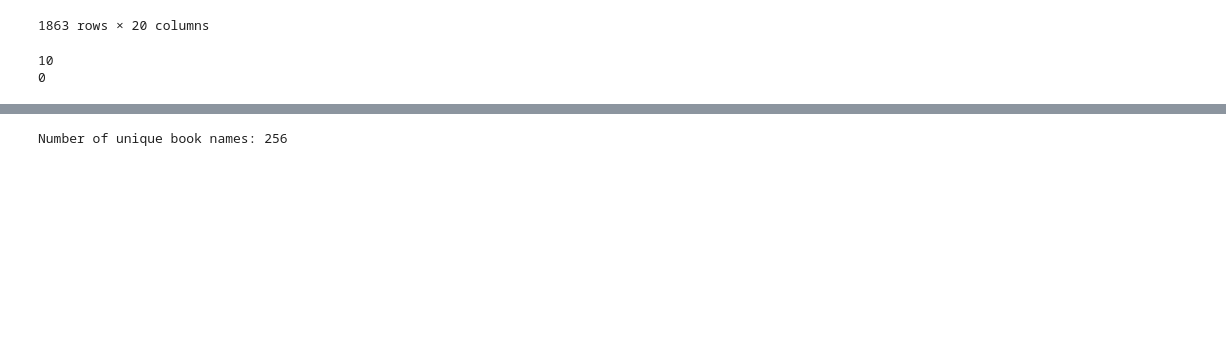
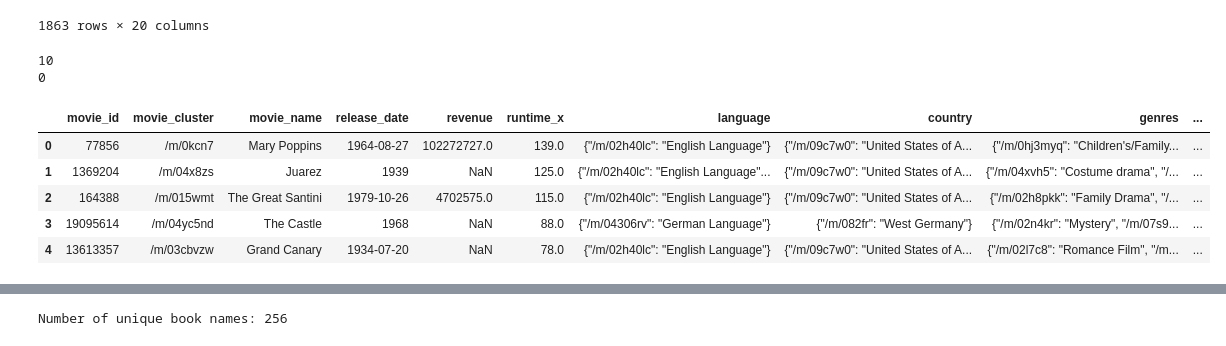
Before and after one commit to epfl-ada/ada-2024-project-datadruids, a Jupyter notebook: src/data/books_movies_cleaning.ipynb, the cells around one changed output, grey strips where cells are left out. Saved outputs shown, nothing was run; the diff lists cells and outputs as text; code cells hidden in the pictures; blank space fills up the shorter version.

```diff
--- a/src/data/books_movies_cleaning.ipynb
+++ b/src/data/books_movies_cleaning.ipynb
@@ -237,11 +238,18 @@ merged_movies_books
 # %%
 revenue_df = pd.read_csv('../../data/TMDB_movie_dataset_reduced.csv')
 revenue_df=revenue_df.sort_values('revenue', ascending=False).drop_duplicates(subset='imdbid')
 revenue_df = revenue_df.dropna(subset=['imdbid'])
 print(merged_movies_books['imdbid'].isna().sum())
 merged_movies_books = merged_movies_books.dropna(subset=['imdbid'])
 print(merged_movies_books['imdbid'].isna().sum())
+merged_movies_books.head()
 # %% [output]
 10
 0
+|  | movie_id | movie_cluster | movie_name | release_date | revenue | runtime_x | language | country | genres | ... |
+| 0 | 77856 | /m/0kcn7 | Mary Poppins | 1964-08-27 | 102272727.0 | 139.0 | {"/m/02h40lc": "English Language"} | {"/m/09c7w0": "United States of A... | {"/m/0hj3myq": "Children's/Family... | ... |
+| 1 | 1369204 | /m/04x8zs | Juarez | 1939 | NaN | 125.0 | {"/m/02h40lc": "English Language"... | {"/m/09c7w0": "United States of A... | {"/m/04xvh5": "Costume drama", "/... | ... |
+| 2 | 164388 | /m/015wmt | The Great Santini | 1979-10-26 | 4702575.0 | 115.0 | {"/m/02h40lc": "English Language"} | {"/m/09c7w0": "United States of A... | {"/m/02h8pkk": "Family Drama", "/... | ... |
+| 3 | 19095614 | /m/04yc5nd | The Castle | 1968 | NaN | 88.0 | {"/m/04306rv": "German Language"} | {"/m/082fr": "West Germany"} | {"/m/02n4kr": "Mystery", "/m/07s9... | ... |
+| 4 | 13613357 | /m/03cbvzw | Grand Canary | 1934-07-20 | NaN | 78.0 | {"/m/02h40lc": "English Language"} | {"/m/09c7w0": "United States of A... | {"/m/02l7c8": "Romance Film", "/m... | ... |
 # %%
```
Also changed, not shown: parts of 8 cells of this notebook.
